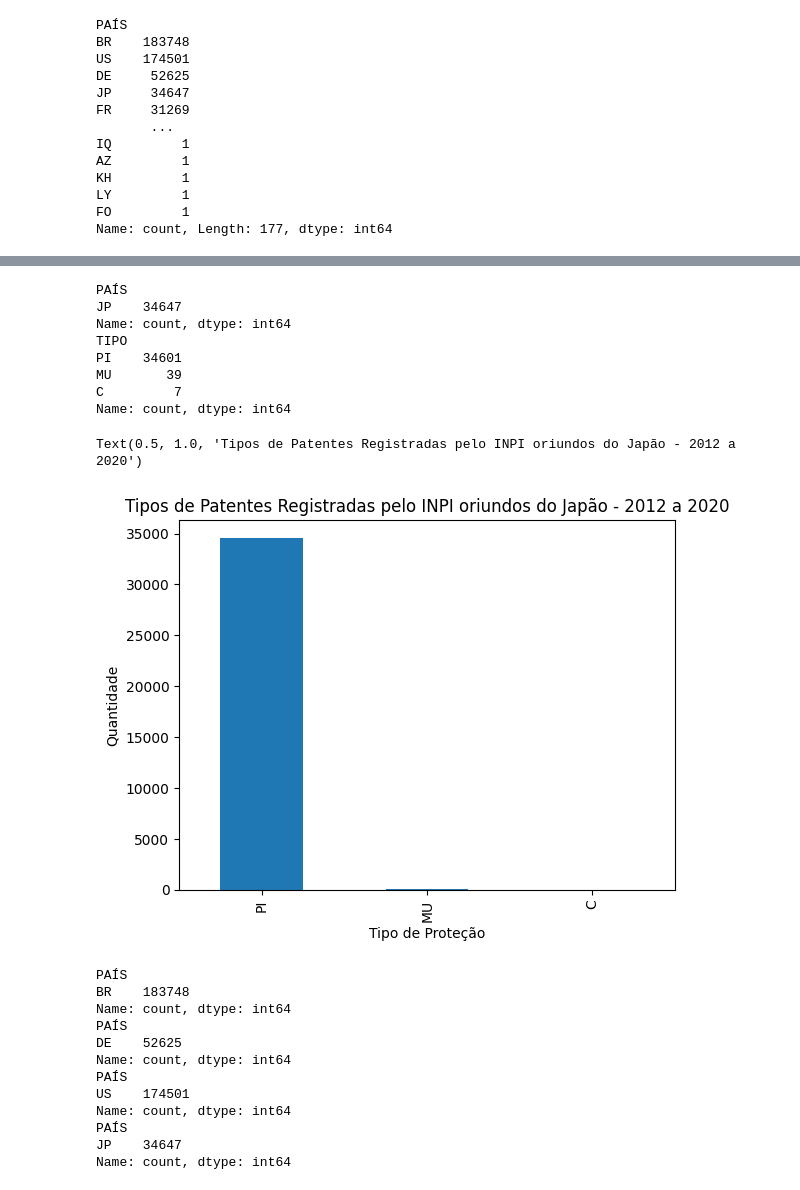
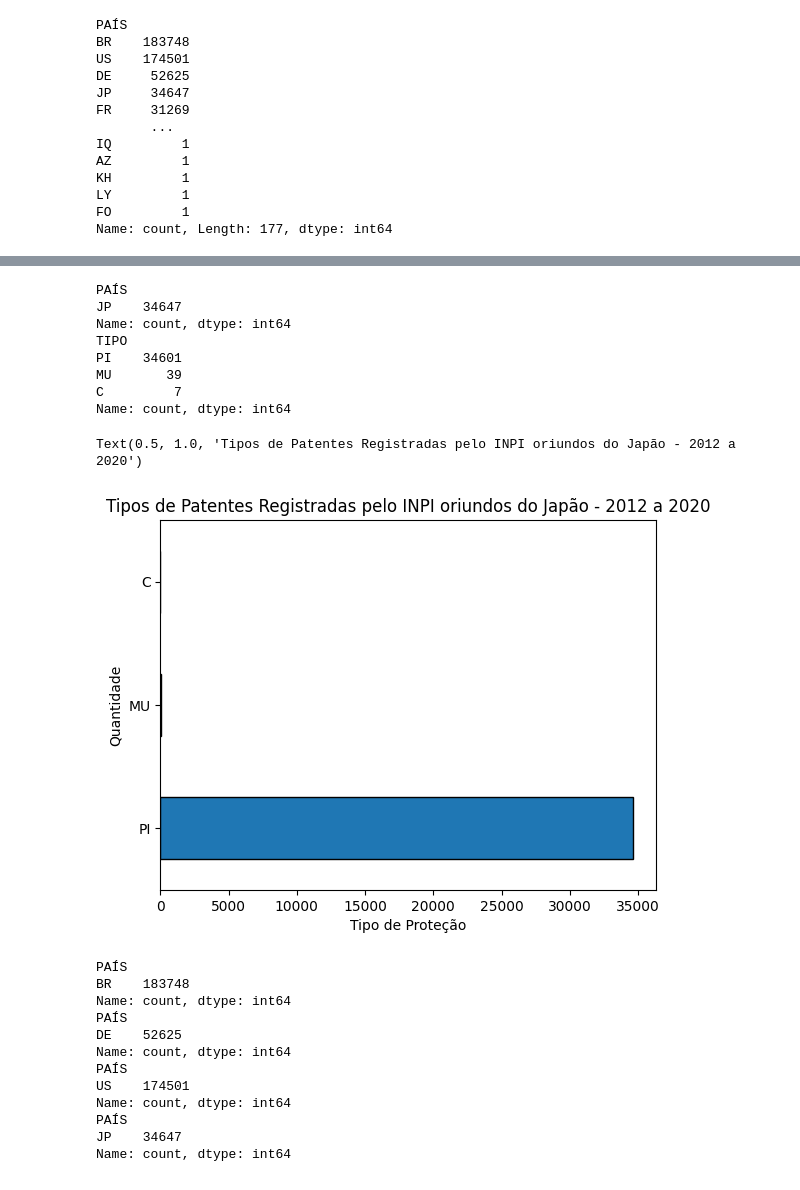
Before and after one commit to maricarvi/projeto-final-on26, a Jupyter notebook: final/analise_final_patentes.ipynb, the cells around one changed output, grey strips where cells are left out. Cells and saved outputs as stored; diff of their text form; code cells hidden in the pictures.

```diff
--- a/final/analise_final_patentes.ipynb
+++ b/final/analise_final_patentes.ipynb
@@ -182,29 +196,29 @@ Text(0.5, 1.0, 'Tipos de Patentes Registradas pelo INPI oriundos da Alemanha - 2
 # %%
 df_filtrado_jp = df_deposito[df_deposito['PAÍS'].isin(['JP'])]
 
 total_jp = df_filtrado_jp['PAÍS'].value_counts()
 total_jp = total_jp
 print(total_jp)
 
 total_pi_jp = df_filtrado_jp['TIPO'].value_counts()
 print(total_pi_jp)
 
-total_pi_jp.plot(kind='bar')
+total_pi_jp.plot(kind="barh", edgecolor='black')
 
 plt.xlabel('Tipo de Proteção')
 plt.ylabel('Quantidade')
 plt.title('Tipos de Patentes Registradas pelo INPI oriundos do Japão - 2012 a 2020')
 # %% [output]
 PAÍS
 JP    34647
 Name: count, dtype: int64
 TIPO
 PI    34601
 MU       39
 C         7
 Name: count, dtype: int64
 Text(0.5, 1.0, 'Tipos de Patentes Registradas pelo INPI oriundos do Japão - 2012 a 2020')
-[figure, old version]
+[figure, new version]
 # %%
 print(total_brasil)
 print(total_de)
```
Also changed, not shown: parts of 5 cells of this notebook, 4 other files.
